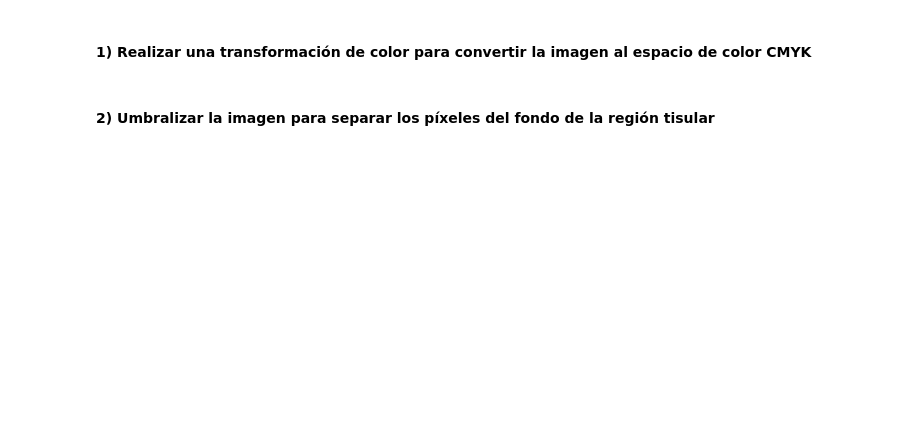
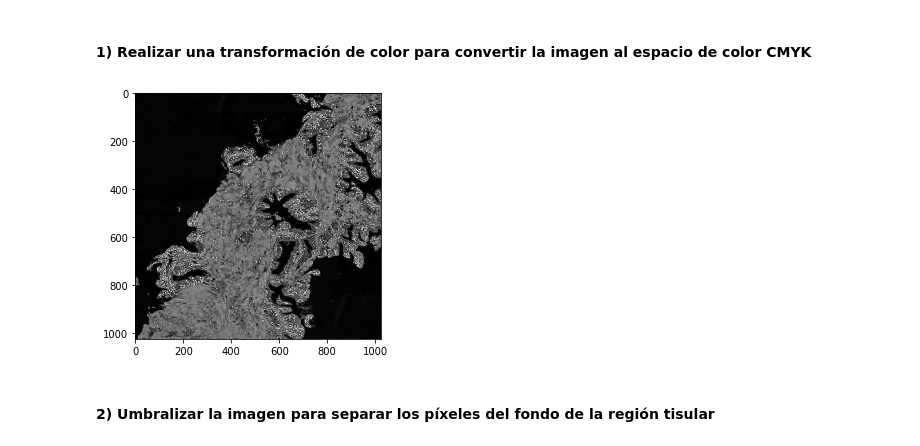
Before and after one commit to mariachurches/AprendizajeSupervisado, a Jupyter notebook: Enunciado_C1_P1/Actividad_C1_P1.ipynb, the cells around one changed output. Cells and saved outputs as stored; diff of their text form; code cells hidden in the pictures; blank space fills up the shorter version.

```diff
--- a/Enunciado_C1_P1/Actividad_C1_P1.ipynb
+++ b/Enunciado_C1_P1/Actividad_C1_P1.ipynb
@@ -13,6 +29,18 @@
 # %%
 # Extraer la componente magenta de la imagen (que corresponde a la región tisular)
 # Visualizar la imagen del canal magenta
+
+with np.errstate(invalid='ignore', divide='ignore'):
+    K = 255 - np.max(X_train, axis=2)
+    C = (255-X_train[...,0] - K)/(255-K)
+    M = (255-X_train[...,1] - K)/(255-K)
+    Y = (255-X_train[...,2] - K)/(255-K)
+
+# Salida de resultados.
+io.imshow(M)
+io.show()
+# %% [output]
+[figure, added]
 # %% [markdown]
 #### 2) Umbralizar la imagen para separar los píxeles del fondo de la región tisular
 # %%
```
Also changed, not shown: parts of 4 cells of this notebook.
